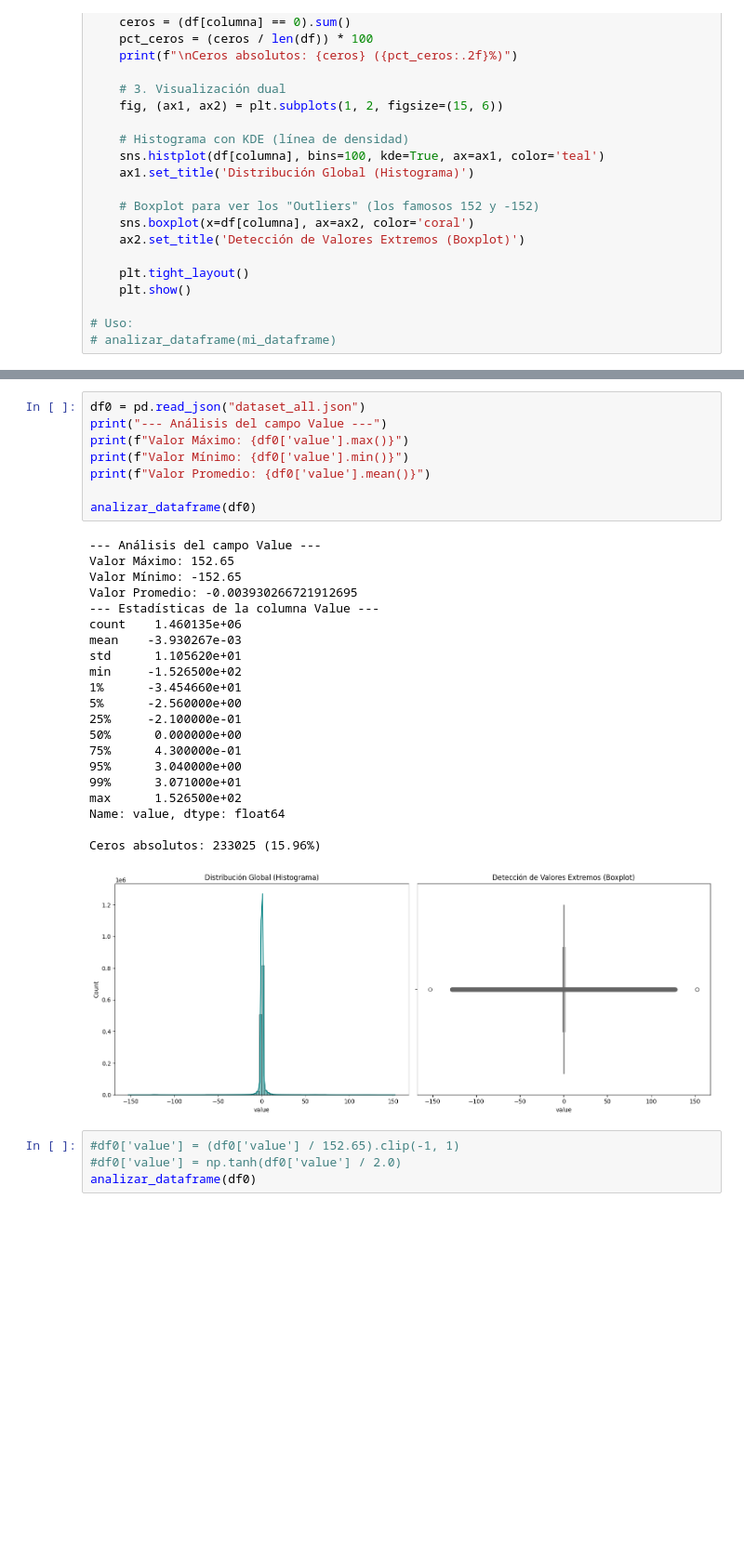
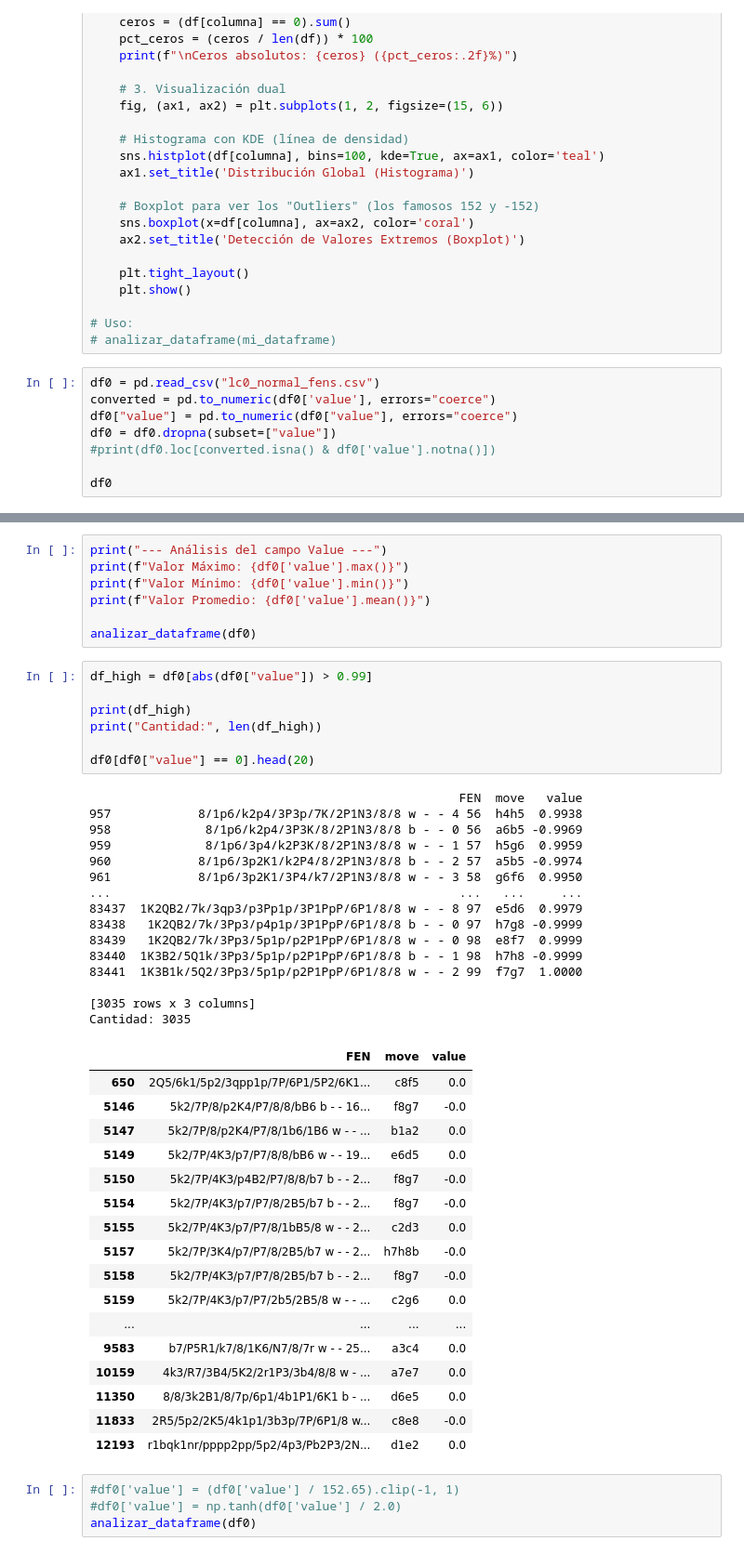
Before and after one commit to xxjcaxx/ChessAIThon, a Jupyter notebook: training/convert.ipynb, the cells around one changed output, grey strips where cells are left out. Shown at 93% size. Saved outputs shown, nothing was run; the diff lists cells and outputs as text; blank space fills up the shorter version.

Commit message:
datasets

```diff
--- a/training/convert.ipynb
+++ b/training/convert.ipynb
@@ -36,3 +56,11 @@ def analizar_dataframe(df, columna='value'):
 
 # Uso:
 # analizar_dataframe(mi_dataframe)
+# %%
+df0 = pd.read_csv("lc0_normal_fens.csv")
+converted = pd.to_numeric(df0['value'], errors="coerce")
+df0["value"] = pd.to_numeric(df0["value"], errors="coerce")
+df0 = df0.dropna(subset=["value"])
+#print(df0.loc[converted.isna() & df0['value'].notna()])
+
+df0
@@ -39,33 +81,50 @@ def analizar_dataframe(df, columna='value'):
 # %%
-df0 = pd.read_json("dataset_all.json")
 print("--- Análisis del campo Value ---")
 print(f"Valor Máximo: {df0['value'].max()}")
 print(f"Valor Mínimo: {df0['value'].min()}")
 print(f"Valor Promedio: {df0['value'].mean()}")
 
 analizar_dataframe(df0)
-# %% [output]
---- Análisis del campo Value ---
-Valor Máximo: 152.65
-Valor Mínimo: -152.65
-Valor Promedio: -0.003930266721912695
---- Estadísticas de la columna Value ---
-count    1.460135e+06
-mean    -3.930267e-03
-std      1.105620e+01
-min     -1.526500e+02
-1%      -3.454660e+01
-5%      -2.560000e+00
-25%     -2.100000e-01
-50%      0.000000e+00
-75%      4.300000e-01
-95%      3.040000e+00
-99%      3.071000e+01
-max      1.526500e+02
-Name: value, dtype: float64
-
-Ceros absolutos: 233025 (15.96%)
-[figure, removed]
+# %%
+df_high = df0[abs(df0["value"]) > 0.99]
+
+print(df_high)
+print("Cantidad:", len(df_high))
+
+df0[df0["value"] == 0].head(20)
+# %% [output]
+                                                   FEN  move   value
+957            8/1p6/k2p4/3P3p/7K/2P1N3/8/8 w - - 4 56  h4h5  0.9938
+958             8/1p6/k2p4/3P3K/8/2P1N3/8/8 b - - 0 56  a6b5 -0.9969
+959             8/1p6/3p4/k2P3K/8/2P1N3/8/8 w - - 1 57  h5g6  0.9959
+960            8/1p6/3p2K1/k2P4/8/2P1N3/8/8 b - - 2 57  a5b5 -0.9974
+961            8/1p6/3p2K1/3P4/k7/2P1N3/8/8 w - - 3 58  g6f6  0.9950
+...                                                ...   ...     ...
+83437  1K2QB2/7k/3qp3/p3Pp1p/3P1PpP/6P1/8/8 w - - 8 97  e5d6  0.9979
+83438   1K2QB2/7k/3Pp3/p4p1p/3P1PpP/6P1/8/8 b - - 0 97  h7g8 -0.9999
+83439   1K2QB2/7k/3Pp3/5p1p/p2P1PpP/6P1/8/8 w - - 0 98  e8f7  0.9999
+83440  1K3B2/5Q1k/3Pp3/5p1p/p2P1PpP/6P1/8/8 b - - 1 98  h7h8 -0.9999
+83441  1K3B1k/5Q2/3Pp3/5p1p/p2P1PpP/6P1/8/8 w - - 2 99  f7g7  1.0000
+
+[3035 rows x 3 columns]
+Cantidad: 3035
+|  | FEN | move | value |
+| 650 | 2Q5/6k1/5p2/3qpp1p/7P/6P1/5P2/6K1... | c8f5 | 0.0 |
+| 5146 | 5k2/7P/8/p2K4/P7/8/8/bB6 b - - 16... | f8g7 | -0.0 |
+| 5147 | 5k2/7P/8/p2K4/P7/8/1b6/1B6 w - - ... | b1a2 | 0.0 |
+| 5149 | 5k2/7P/4K3/p7/P7/8/8/bB6 w - - 19... | e6d5 | 0.0 |
+| 5150 | 5k2/7P/4K3/p4B2/P7/8/8/b7 b - - 2... | f8g7 | -0.0 |
+| 5154 | 5k2/7P/4K3/p7/P7/8/2B5/b7 b - - 2... | f8g7 | -0.0 |
+| 5155 | 5k2/7P/4K3/p7/P7/8/1bB5/8 w - - 2... | c2d3 | 0.0 |
+| 5157 | 5k2/7P/3K4/p7/P7/8/2B5/b7 w - - 2... | h7h8b | -0.0 |
+| 5158 | 5k2/7P/4K3/p7/P7/8/2B5/b7 b - - 2... | f8g7 | -0.0 |
+| 5159 | 5k2/7P/4K3/p7/P7/2b5/2B5/8 w - - ... | c2g6 | 0.0 |
+| ... | ... | ... | ... |
+| 9583 | b7/P5R1/k7/8/1K6/N7/8/7r w - - 25... | a3c4 | 0.0 |
+| 10159 | 4k3/R7/3B4/5K2/2r1P3/3b4/8/8 w - ... | a7e7 | 0.0 |
+| 11350 | 8/8/3k2B1/8/7p/6p1/4b1P1/6K1 b - ... | d6e5 | 0.0 |
+| 11833 | 2R5/5p2/2K5/4k1p1/3b3p/7P/6P1/8 w... | c8e8 | -0.0 |
+| 12193 | r1bqk1nr/pppp2pp/5p2/4p3/Pb2P3/2N... | d1e2 | 0.0 |
 # %%
 #df0['value'] = (df0['value'] / 152.65).clip(-1, 1)
 #df0['value'] = np.tanh(df0['value'] / 2.0)
```
Also changed, not shown: parts of 17 cells of this notebook, 2 other files.
